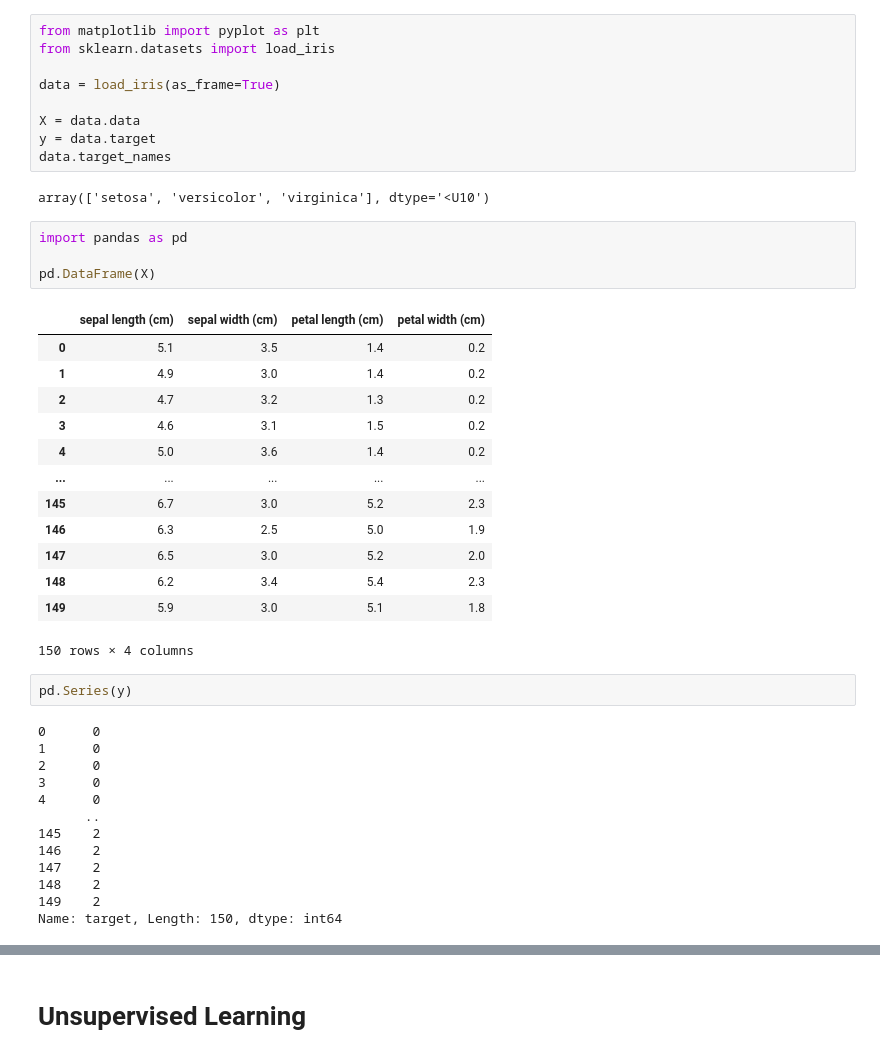
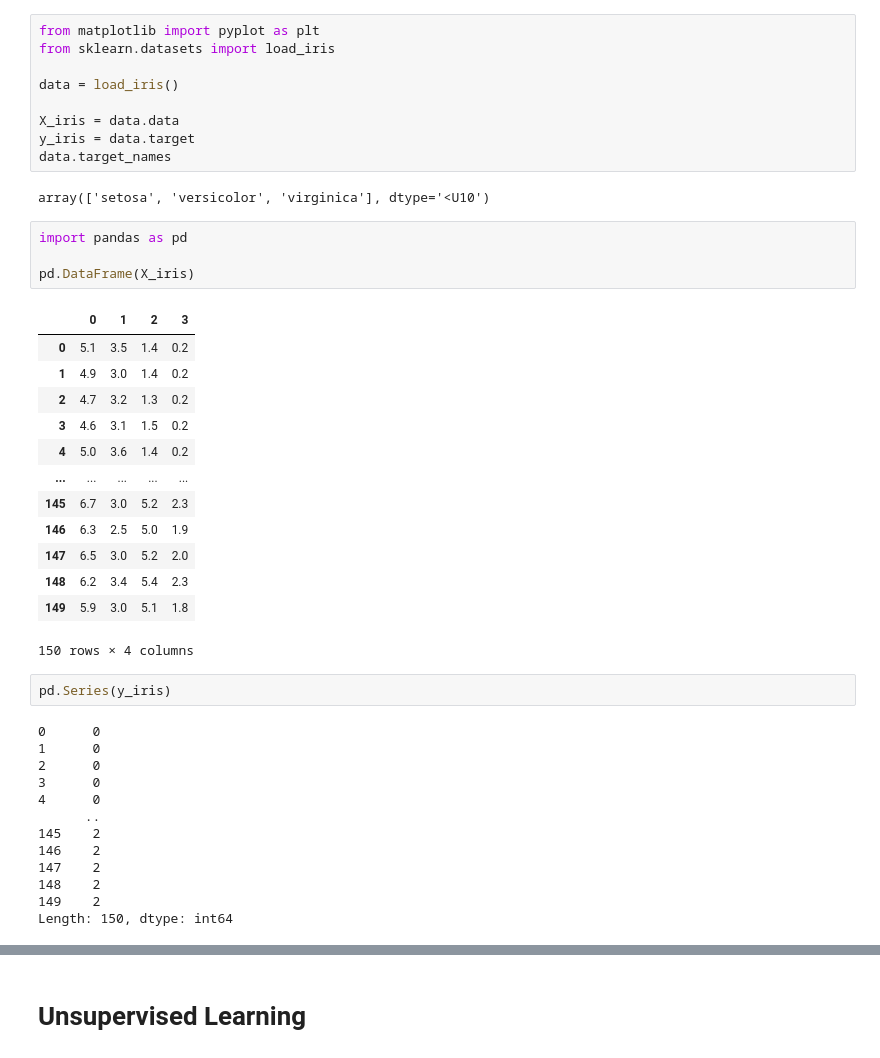
Before and after one commit to sunodmongia/Unsupervised, a Jupyter notebook: unsupervise.ipynb, the cells around one changed output, grey strips where cells are left out. Saved outputs shown, nothing was run; the diff lists cells and outputs as text.

```diff
--- a/unsupervise.ipynb
+++ b/unsupervise.ipynb
@@ -10,19 +10,19 @@ plt.rc('ytick', labelsize=10)
 from matplotlib import pyplot as plt
 from sklearn.datasets import load_iris
 
-data = load_iris(as_frame=True)
+data = load_iris()
 
-X = data.data
-y = data.target
+X_iris = data.data
+y_iris = data.target
 data.target_names
 # %% [output]
 array(['setosa', 'versicolor', 'virginica'], dtype='<U10')
 # %%
 import pandas as pd
 
-pd.DataFrame(X)
+pd.DataFrame(X_iris)
 # %% [output]
-|  | sepal length (cm) | sepal width (cm) | petal length (cm) | petal width (cm) |
+|  | 0 | 1 | 2 | 3 |
 | 0 | 5.1 | 3.5 | 1.4 | 0.2 |
 | 1 | 4.9 | 3.0 | 1.4 | 0.2 |
 | 2 | 4.7 | 3.2 | 1.3 | 0.2 |
@@ -36,7 +36,7 @@ pd.DataFrame(X)
 | 149 | 5.9 | 3.0 | 5.1 | 1.8 |
 150 rows × 4 columns
 # %%
-pd.Series(y)
+pd.Series(y_iris)
 # %% [output]
 0      0
 1      0
@@ -49,5 +49,5 @@ pd.Series(y)
 147    2
 148    2
 149    2
-Name: target, Length: 150, dtype: int64
+Length: 150, dtype: int64
 # %%
```
Also changed, not shown: parts of 6 cells of this notebook.
